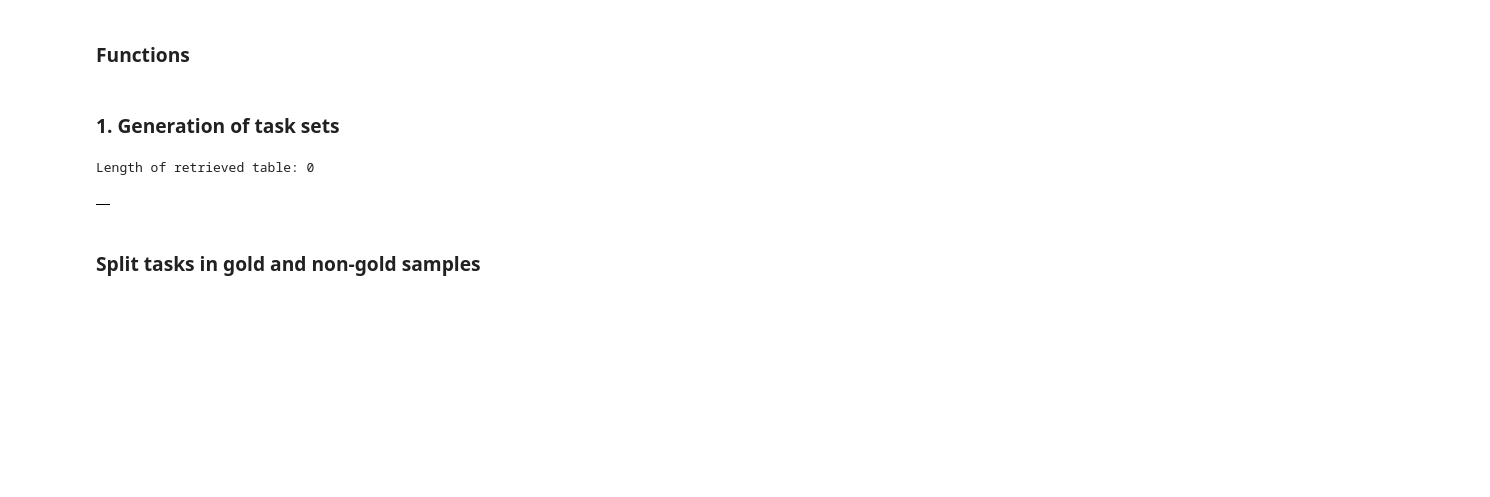
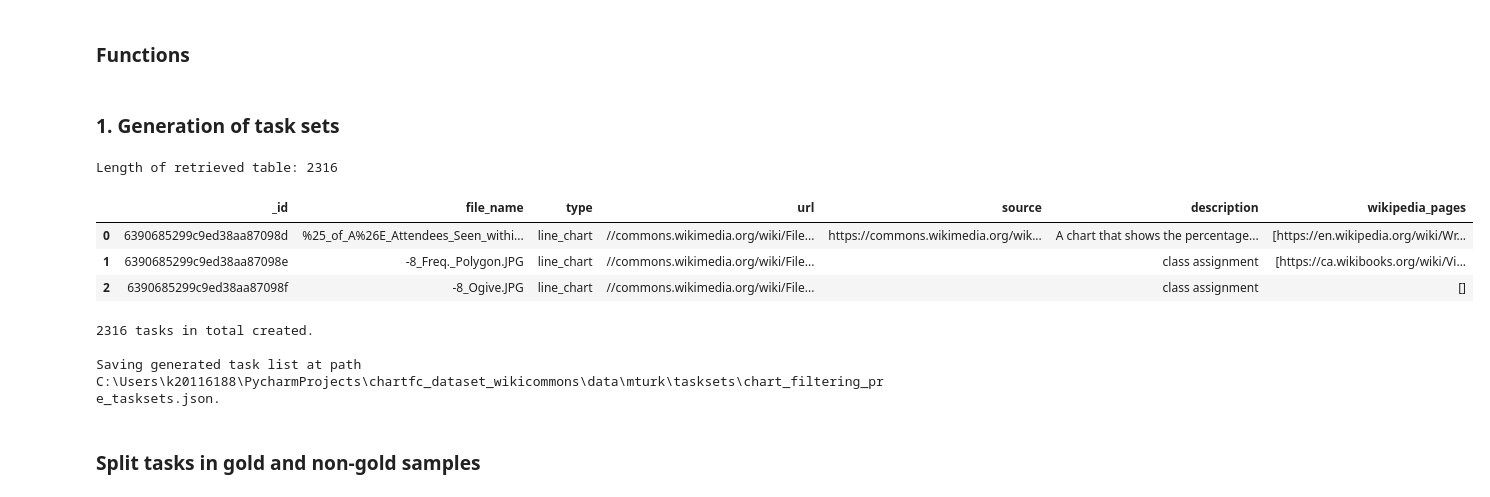
Before and after one commit to mubasharaak/chartfc_dataset_wikicommons, a Jupyter notebook: code/notebooks/chartfc_run_crowdsourcing.ipynb, the cells around one changed output. Drawn from its saved outputs; the diff is of its cells as text; code cells hidden in the pictures; blank space fills up the shorter version.

```diff
--- a/code/notebooks/chartfc_run_crowdsourcing.ipynb
+++ b/code/notebooks/chartfc_run_crowdsourcing.ipynb
@@ -5,3 +0,0 @@ json_file_path = r"C:\Users\k20116188\PycharmProjects\chartfc_dataset_wikicommon
-# %%
-with open(json_file_path) as f:
-    data = json.load(f)
@@ -61,9 +48,10 @@ DATA_FOLDER = os.path.join(PROJECT_PATH, 'data')
 
 # Folder containing all config files for crowdsourcing
 CONFIG_FOLDER = os.path.join(PROJECT_PATH, 'config')
+TASK_CONFIG = os.path.join(CONFIG_FOLDER, 'task_config_{}.json')
 
 # Set path to .json file with crowdsourcing qualification tests
-PATH_QUALIFICATION_TESTS = os.path.join(PROJECT_PATH, 'data\qualification_tests.json')
+PATH_QUALIFICATION_TESTS = os.path.join(PROJECT_PATH, 'data\mturk\qualification_tests.json')
 
 # Set task type as one of the following: 'table_annotation', 'claim_generation', 'adjusted_claim_annotation'
 TASK_TYPE_LIST = ["chart_filtering", "claim_generation", "claim_verification", "explanation_verification"]
@@ -85,3 +73,9 @@ PATH_AMAZON_CREDENTIALS = os.path.join(PROJECT_PATH, 'config/amazon_credentials.
 MTURK_ENDPOINT = 'https://mturk-requester.us-east-1.amazonaws.com'
 
 WORKER_BAN_LIST = os.path.join(PROJECT_PATH, 'config/banlist.json')
+
+# Path to save created tasks for a task
+PATH_PRE_TASKSETS = os.path.join(DATA_FOLDER, "mturk", "tasksets", "{}_pre_tasksets.json")
+PATH_PRE_TASKSETS_GOLD = os.path.join(DATA_FOLDER, "mturk", "tasksets", "{}_pre_tasksets_gold.json")
+PATH_PRE_TASKSETS_NON_GOLD = os.path.join(DATA_FOLDER, "mturk", "tasksets", "{}_pre_tasksets_non_gold.json")
+PATH_TASKSETS = os.path.join(DATA_FOLDER, "mturk", "tasksets", "{}_tasksets.json")
@@ -334,18 +328,21 @@ def generate_taskset_w_ids_no_gold(non_gd_tasks, n = 5) -> list:
 # %%
 # Load data from MongoDB database for taskset creation
 
 db_table = pd.DataFrame()
 
 if TASK_TYPE == "chart_filtering":
     db_table = db.chart_filtering
     cursor = db_table.find({})
     db_table = pd.DataFrame(list(cursor))
 else:
     print(f"No table for task type {TASK_TYPE}")
 
-print(f"Length of retrieved table: {len(df)}")
+print(f"Length of retrieved table: {len(db_table)}")
 
-db_table.head()
+db_table.head(3)
 # %% [output]
-Length of retrieved table: 0
+Length of retrieved table: 2316
-|  |
+|  | _id | file_name | type | url | source | description | wikipedia_pages |
+| 0 | 6390685299c9ed38aa87098d | %25_of_A%26E_Attendees_Seen_withi... | line_chart | //commons.wikimedia.org/wiki/File... | https://commons.wikimedia.org/wik... | A chart that shows the percentage... | [https://en.wikipedia.org/wiki/Wr... |
+| 1 | 6390685299c9ed38aa87098e | -8_Freq._Polygon.JPG | line_chart | //commons.wikimedia.org/wiki/File... |  | class assignment | [https://ca.wikibooks.org/wiki/Vi... |
+| 2 | 6390685299c9ed38aa87098f | -8_Ogive.JPG | line_chart | //commons.wikimedia.org/wiki/File... |  | class assignment | [] |
@@ -384,3 +373,16 @@ with open(path, "w", encoding="utf-8") as file:
+# %%
+# Create and save tasks for chart filtering
+chart_filtering_tasks = create_tasks_chart_filtering(db_table)
+
+path = PATH_PRE_TASKSETS.format(TASK_TYPE)
+print(f"Saving generated task list at path {path}.\n")
+
+with open(path, "w", encoding="utf-8") as file:
+    json.dump(chart_filtering_tasks, file, indent=4, ensure_ascii=False)
+# %% [output]
+2316 tasks in total created.
+
+Saving generated task list at path C:\Users\k20116188\PycharmProjects\chartfc_dataset_wikicommons\data\mturk\tasksets\chart_filtering_pre_tasksets.json.
 # %% [markdown]
 ### Split tasks in gold and non-gold samples
 # %%
```
Also changed, not shown: parts of 13 cells of this notebook, 3 other files.
